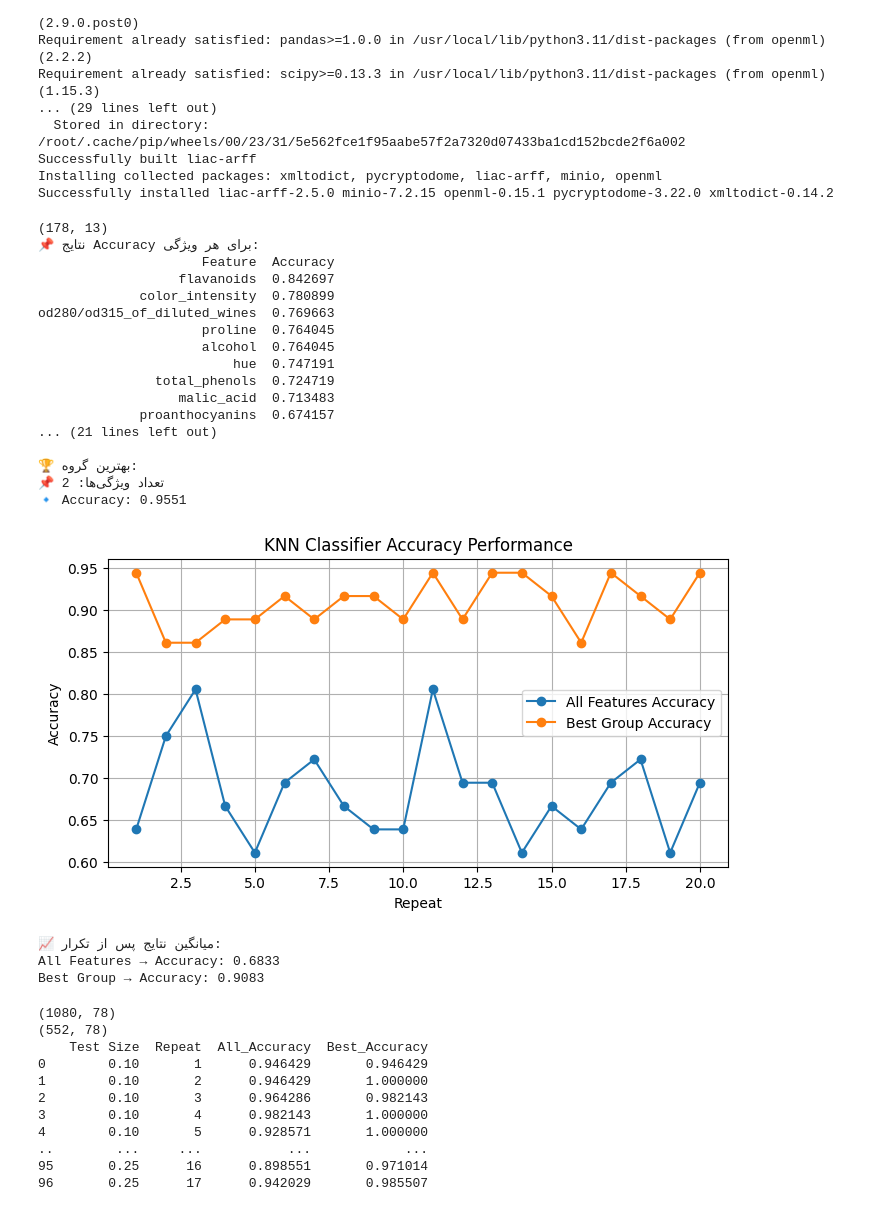
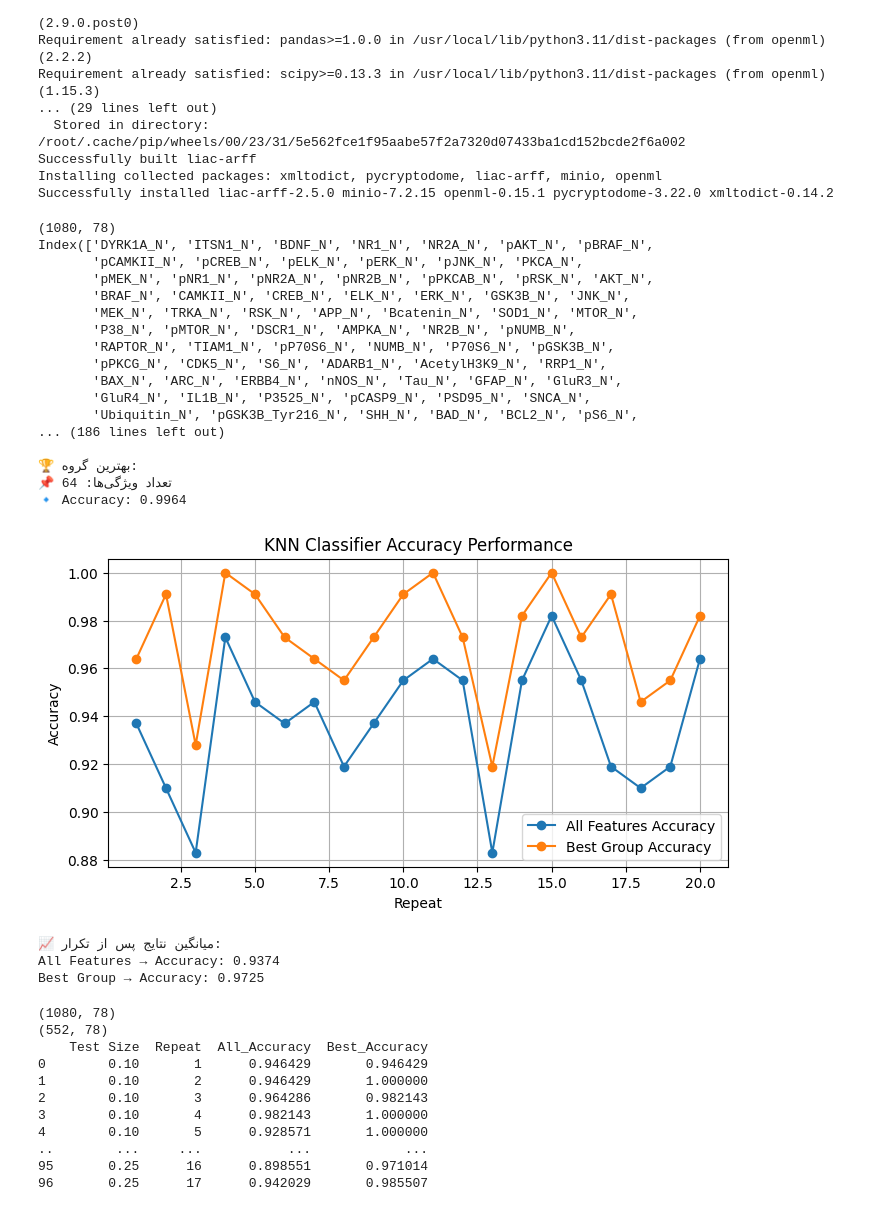
Before and after one commit to mehrnazeraeisi/KnnClassifier_Result, a Jupyter notebook: Climate_Model_Simulation_40966.ipynb, the cells around one changed output. Saved outputs shown, nothing was run; the diff lists cells and outputs as text; code cells hidden in the pictures.

```diff
--- a/Climate_Model_Simulation_40966.ipynb
+++ b/Climate_Model_Simulation_40966.ipynb
@@ -119,49 +119,51 @@ Successfully installed liac-arff-2.5.0 minio-7.2.15 openml-0.15.1 pycryptodome-3
 # %%
 # Climate Model Simulation
 # شبیه‌سازی آب‌وهوا (دوتایی)
 import openml
 import pandas as pd
 
 dataset = openml.datasets.get_dataset(40966)
 data, y_data, _, _ = dataset.get_data(target=dataset.default_target_attribute)
 
 # 🔧 افزودن target به dataframe کامل (مثل خواندن فایل CSV)
 data['rating'] = y_data  # فرض می‌گیریم نام ستون هدف "rating" باشه برای یکسان بودن با مثال شما
 
 print(data.shape)
 # حذف سطرهای حاوی NaN
 data = data.dropna()
 
 # 🔍 نمایش اطلاعات
 print(data.columns)
 print(data.head())
 print(data.shape)
 
 # 🎯 جدا کردن ویژگی‌ها و برچسب‌ها (مطابق ساختار شما)
-X = data.drop('rating', axis=1)
-y = data['rating']
+X_data = data.drop('rating', axis=1)
+y_data = data['rating']
+
+evaluate_knn_on_dataset(X_data, y_data, test_size=0.2, n_repeats=20)
 # %% [output]
-(178, 13)
-📌 نتایج Accuracy برای هر ویژگی:
-                     Feature  Accuracy
-                  flavanoids  0.842697
-             color_intensity  0.780899
-od280/od315_of_diluted_wines  0.769663
-                     proline  0.764045
-                     alcohol  0.764045
-                         hue  0.747191
-               total_phenols  0.724719
-                  malic_acid  0.713483
-             proanthocyanins  0.674157
-... (21 lines left out)
+(1080, 78)
+Index(['DYRK1A_N', 'ITSN1_N', 'BDNF_N', 'NR1_N', 'NR2A_N', 'pAKT_N', 'pBRAF_N',
+       'pCAMKII_N', 'pCREB_N', 'pELK_N', 'pERK_N', 'pJNK_N', 'PKCA_N',
+       'pMEK_N', 'pNR1_N', 'pNR2A_N', 'pNR2B_N', 'pPKCAB_N', 'pRSK_N', 'AKT_N',
+       'BRAF_N', 'CAMKII_N', 'CREB_N', 'ELK_N', 'ERK_N', 'GSK3B_N', 'JNK_N',
+       'MEK_N', 'TRKA_N', 'RSK_N', 'APP_N', 'Bcatenin_N', 'SOD1_N', 'MTOR_N',
+       'P38_N', 'pMTOR_N', 'DSCR1_N', 'AMPKA_N', 'NR2B_N', 'pNUMB_N',
+       'RAPTOR_N', 'TIAM1_N', 'pP70S6_N', 'NUMB_N', 'P70S6_N', 'pGSK3B_N',
+       'pPKCG_N', 'CDK5_N', 'S6_N', 'ADARB1_N', 'AcetylH3K9_N', 'RRP1_N',
+       'BAX_N', 'ARC_N', 'ERBB4_N', 'nNOS_N', 'Tau_N', 'GFAP_N', 'GluR3_N',
+       'GluR4_N', 'IL1B_N', 'P3525_N', 'pCASP9_N', 'PSD95_N', 'SNCA_N',
+       'Ubiquitin_N', 'pGSK3B_Tyr216_N', 'SHH_N', 'BAD_N', 'BCL2_N', 'pS6_N',
+... (186 lines left out)
 
 🏆 بهترین گروه:
-📌 تعداد ویژگی‌ها: 2
-🔹 Accuracy: 0.9551
+📌 تعداد ویژگی‌ها: 64
+🔹 Accuracy: 0.9964
-[figure, old version]
+[figure, new version]
 📈 میانگین نتایج پس از تکرار:
-All Features → Accuracy: 0.6833
-Best Group → Accuracy: 0.9083
+All Features → Accuracy: 0.9374
+Best Group → Accuracy: 0.9725
 # %%
 def knn_classification_results_table_from_xy(X_data, y_data, test_sizes=[0.1, 0.13, 0.16, 0.19, 0.25], n_repeats=20):
     from sklearn.neighbors import KNeighborsClassifier
```
